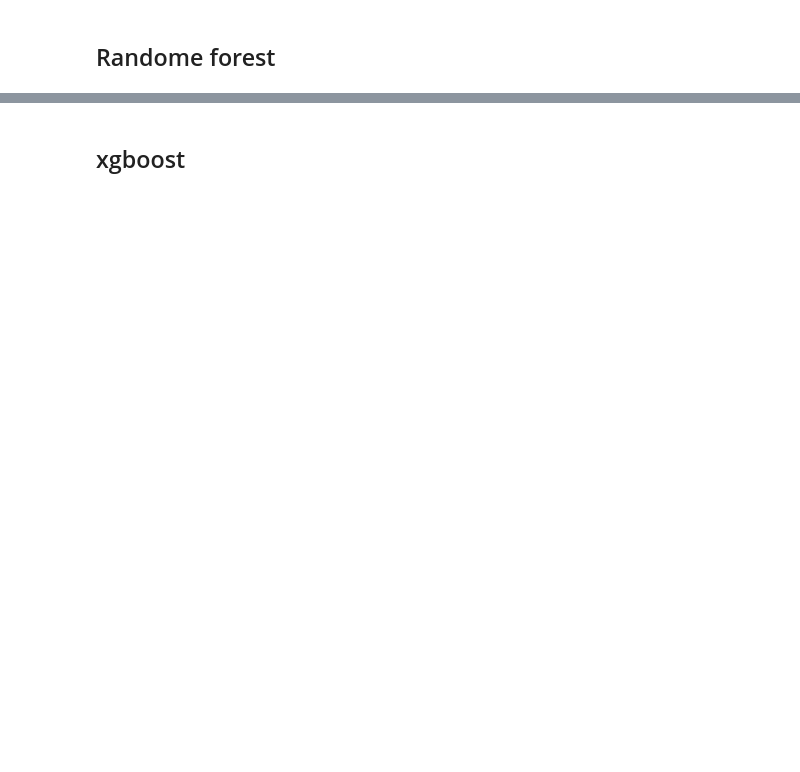
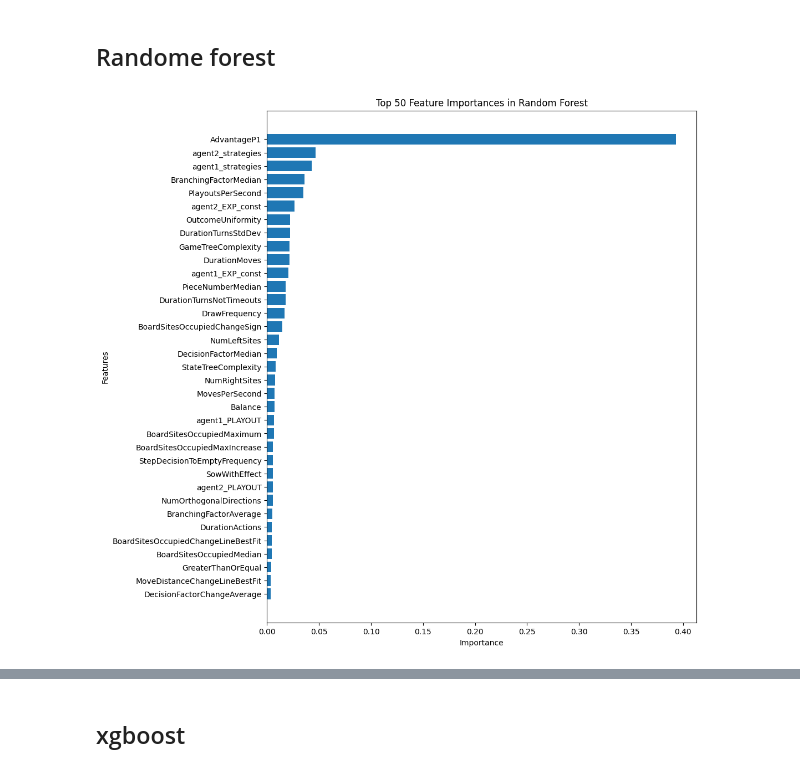
Before and after one commit to NasserMohamedEid/Game-Playing-Strength-Prediction-of-MCTS-Variants, a Jupyter notebook: MCTS_Features_importance.ipynb, the cells around one changed output, grey strips where cells are left out. Drawn from its saved outputs; the diff is of its cells as text; code cells hidden in the pictures; blank space fills up the shorter version.

```diff
--- a/MCTS_Features_importance.ipynb
+++ b/MCTS_Features_importance.ipynb
@@ -276,22 +270,24 @@ Index(['DecisionFactorChangeAverage', 'NumPlayableSites', 'Asymmetric',
 # %% [markdown]
 ## Randome forest
 # %%
-reg = RandomForestRegressor(n_estimators=300,max_depth=20, random_state=42,n_jobs=-1)
+reg = RandomForestRegressor(n_estimators=100,max_depth=10, random_state=42,n_jobs=-1)
 reg.fit(X, y)
 
 importance = reg.feature_importances_
 # %%
-top_50_indices = np.argsort(importance)[-50:]
+top_35_indices = np.argsort(importance)[-35:]
 
 # Get the corresponding column names and importance values
-RF_top_50_features = X.columns[top_50_indices]
-top_50_importance = importance[top_50_indices]
+RF_top_35_features = X.columns[top_35_indices]
+top_35_importance = importance[top_35_indices]
 
 # Plot the top 50 feature importances horizontally
 plt.figure(figsize=(10, 12))  # Adjust figure size for better readability
-plt.barh(range(50), top_50_importance, tick_label=RF_top_50_features)
-plt.yticks(range(50), RF_top_50_features)
+plt.barh(range(35), top_35_importance, tick_label=RF_top_35_features)
+plt.yticks(range(35), RF_top_35_features)
 plt.title("Top 50 Feature Importances in Random Forest")
 plt.xlabel("Importance")
 plt.ylabel("Features")
 plt.show()
+# %% [output]
+[figure, added]
```
Also changed, not shown: parts of 12 cells of this notebook.
